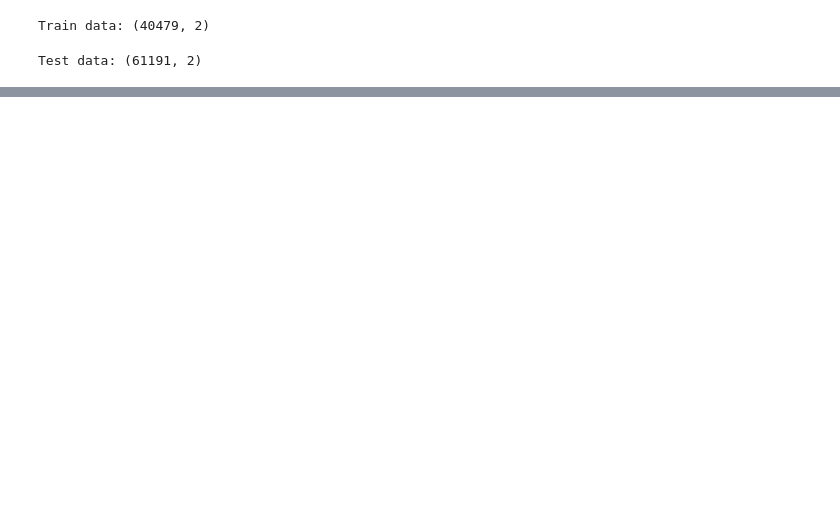
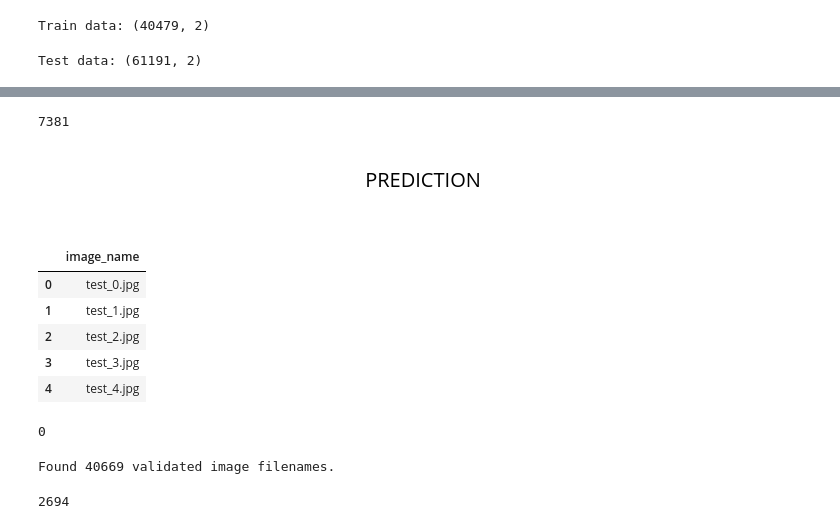
Before and after one commit to adeke910/Planet_DL, a Jupyter notebook: hamoye-stage-d-project.ipynb, the cells around one changed output, grey strips where cells are left out. Cells and saved outputs as stored; diff of their text form; code cells hidden in the pictures; blank space fills up the shorter version.

```diff
--- a/hamoye-stage-d-project.ipynb
+++ b/hamoye-stage-d-project.ipynb
@@ -61,0 +304,41 @@ Test data: (61191, 2)
+# %%
+gc.collect()
+# %% [output]
+7381
+# %% [markdown]
+<div style="font-family:Roboto;color:black; padding:20px; font-size:20px; text-align:center">
+
+PREDICTION
+</div>
+# %%
+test_labels1 = test_labels.iloc[:40669]['image_name'].reset_index().drop('index', axis =1)
+
+test_labels1['image_name'] = test_labels1['image_name'].apply(lambda x: x+'.jpg')
+test_labels1.head()
+# %% [output]
+|  | image_name |
+| 0 | test_0.jpg |
+| 1 | test_1.jpg |
+| 2 | test_2.jpg |
+| 3 | test_3.jpg |
+| 4 | test_4.jpg |
+# %%
+gc.collect()
+# %% [output]
+0
+# %%
+gen2 = ImageDataGenerator(rescale = 1./255)
+
+test_gen = gen2.flow_from_dataframe(dataframe=test_labels1,
+                                                    directory =test_images,
+                                                    x_col='image_name', y_col=None,
+                                                    batch_size=32,seed=42, shuffle=True,
+                                                    class_mode=None, target_size=(128,128))
+
+test_step = test_gen.n // test_gen.batch_size
+# %% [output]
+Found 40669 validated image filenames.
+# %%
+gc.collect()
+# %% [output]
+2694
```
Also changed, not shown: parts of 36 cells of this notebook.
